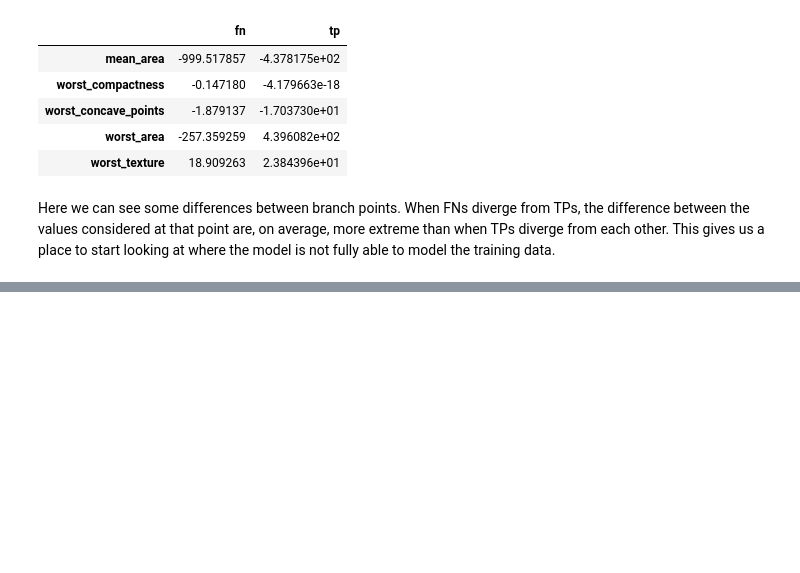
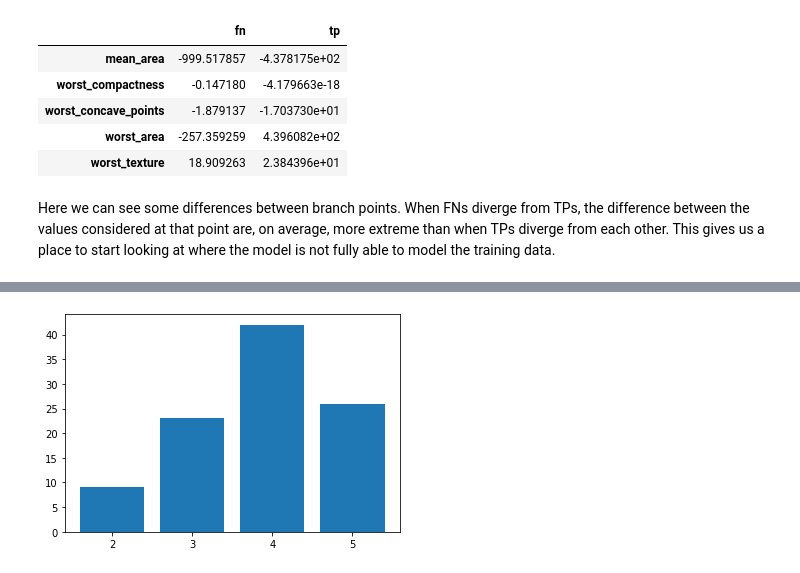
Before and after one commit to raom1/understanding-random-forest-classifiers, a Jupyter notebook: random_forest_classification_errors.ipynb, the cells around one changed output, grey strips where cells are left out. Saved outputs shown, nothing was run; the diff lists cells and outputs as text; code cells hidden in the pictures; blank space fills up the shorter version.

```diff
--- a/random_forest_classification_errors.ipynb
+++ b/random_forest_classification_errors.ipynb
@@ -566,0 +697,12 @@ Here we can see some differences between branch points. When FNs diverge from TP
+# %%
+tree_pred_dict_error = {i:0 for i in range(100)}
+for ind, row in test_trees.iterrows():
+    if row['target'] != row['pred']: # first check to see if overall model made an error
+        for t in range(100):
+            if row['target'] != row['tree_'+str(t)]: # then identify trees that contributed to the error
+                tree_pred_dict_error[t] += 1
+# %%
+error_counts = Counter(tree_pred_dict_error.values())
+plt.bar(error_counts.keys(), error_counts.values(), tick_label = [i for i in error_counts.keys()]);
+# %% [output]
+[figure, added]
```
Also changed, not shown: parts of 31 cells of this notebook.
